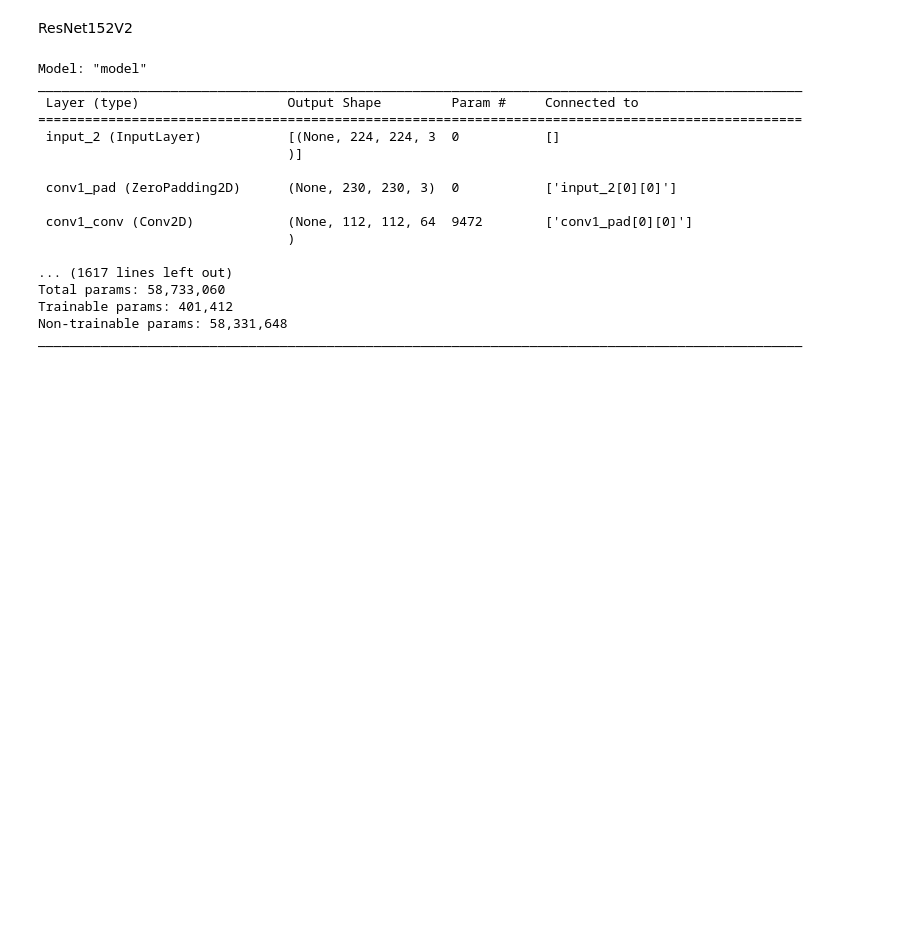
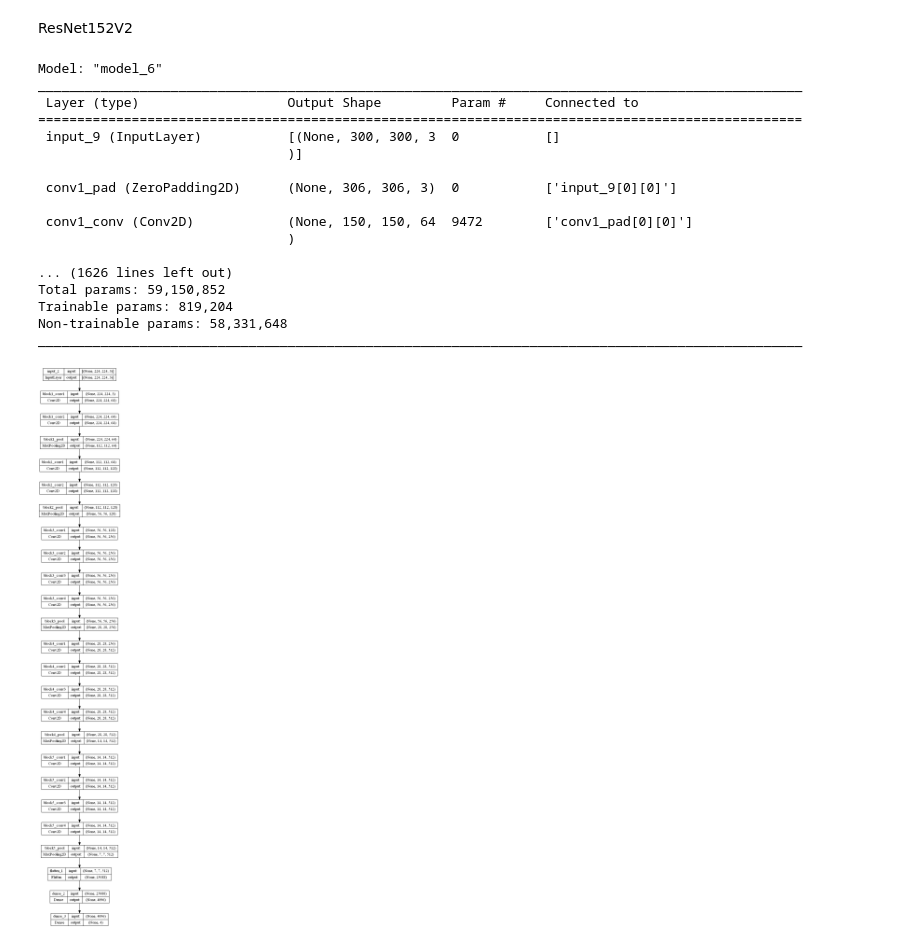
Before and after one commit to Skele-Y/COMP9517, a Jupyter notebook: project/shady_cnn3.ipynb, the cells around one changed output. Cells and saved outputs as stored; diff of their text form; code cells hidden in the pictures; blank space fills up the shorter version.

Commit message:
notebook with outputs in cnn3

```diff
--- a/project/shady_cnn3.ipynb
+++ b/project/shady_cnn3.ipynb
@@ -208,33 +277,39 @@ ResNet152V2
 # %%
 from tensorflow.keras.applications.resnet_v2 import ResNet152V2
 # Use this line for VGG19 network. Create a VGG19 model, and removing the last layer that is classifying 1000 images. This will be replaced with images classes we have.
 resnet = ResNet152V2(input_shape=IMAGE_SIZE + [3], weights='imagenet', include_top=False)
 # This sets the base that the layers are not trainable. If we'd want to train the layers with custom data, these two lines can be ommitted.
 for layer in resnet.layers:
   layer.trainable = False
 
-x2 = Flatten()(resnet.output) #Output obtained on vgg16 is now flattened.
+x2 = Flatten()(resnet.output) #Output obtained on resnet
+
+#x2 = Dense(4096, activation='relu')(x)
+
 prediction2 = Dense(4, activation='softmax')(x2)
 #Creating model object
 model2 = Model(inputs=resnet.input, outputs=prediction2)
 model2.summary()
+
+plot_model(model2, to_file='model_diagram.png', show_shapes=True, show_layer_names=True)
 # %% [output]
-Model: "model"
+Model: "model_6"
 __________________________________________________________________________________________________
  Layer (type)                   Output Shape         Param #     Connected to
 ==================================================================================================
- input_2 (InputLayer)           [(None, 224, 224, 3  0           []
+ input_9 (InputLayer)           [(None, 300, 300, 3  0           []
                                 )]
 
- conv1_pad (ZeroPadding2D)      (None, 230, 230, 3)  0           ['input_2[0][0]']
+ conv1_pad (ZeroPadding2D)      (None, 306, 306, 3)  0           ['input_9[0][0]']
 
- conv1_conv (Conv2D)            (None, 112, 112, 64  9472        ['conv1_pad[0][0]']
+ conv1_conv (Conv2D)            (None, 150, 150, 64  9472        ['conv1_pad[0][0]']
                                 )
 
-... (1617 lines left out)
-Total params: 58,733,060
-Trainable params: 401,412
+... (1626 lines left out)
+Total params: 59,150,852
+Trainable params: 819,204
 Non-trainable params: 58,331,648
 __________________________________________________________________________________________________
+[figure, added]
 # %%
 #Compile the model
```
Also changed, not shown: parts of 14 cells of this notebook, 1 other file.
